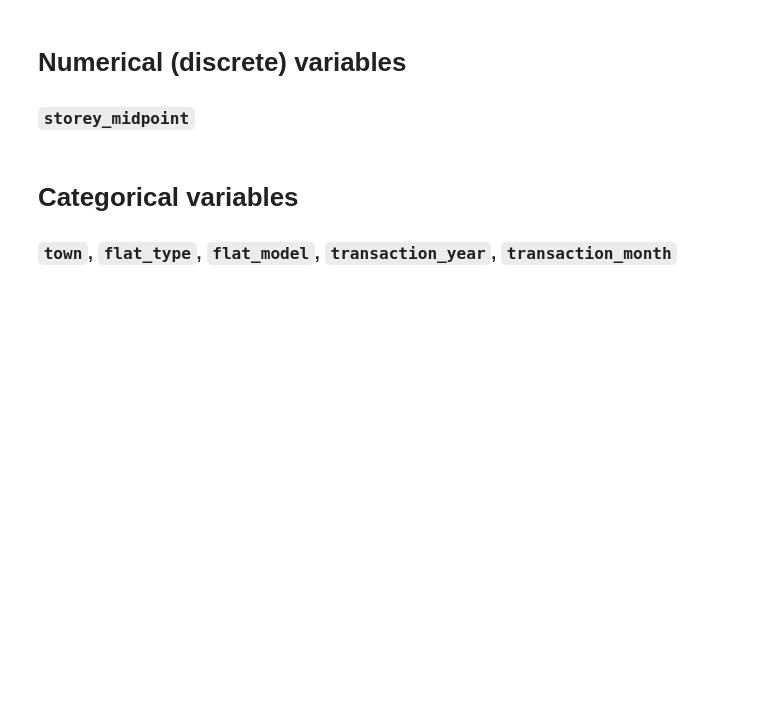
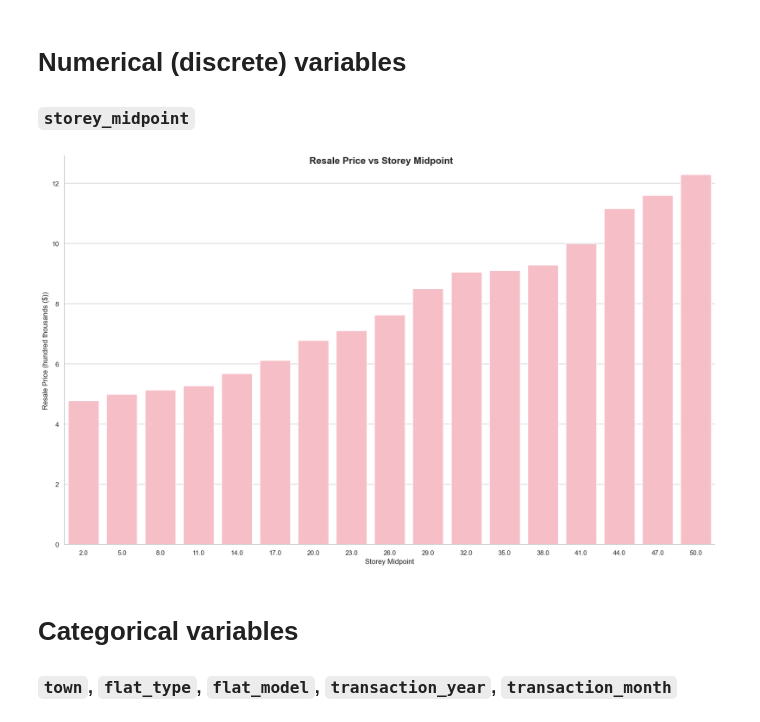
Before and after one commit to yuningyap/HDB-Resale-Flat-Price-Predictor, a Jupyter notebook: notebooks/02_eda.ipynb, the cells around one changed output. Saved outputs shown, nothing was run; the diff lists cells and outputs as text; code cells hidden in the pictures; blank space fills up the shorter version.

```diff
--- a/notebooks/02_eda.ipynb
+++ b/notebooks/02_eda.ipynb
@@ -28,6 +61,15 @@ plt.show()
 # %% [markdown]
 # Numerical (discrete) variables
 ### `storey_midpoint`
+# %%
+# storey_midpoint
+storey_midpoint_plot = sns.catplot(df, kind = 'bar', x = 'storey_midpoint', y = 'resale_price_ht', height = 10, aspect = 1.618, errorbar = None, color = 'lightpink')
+
+storey_midpoint_plot.set_axis_labels('Storey Midpoint', 'Resale Price (hundred thousands ($))')
+storey_midpoint_plot.figure.suptitle('Resale Price vs Storey Midpoint', fontsize = 16, fontweight = 'bold')
+plt.show()
+# %% [output]
+[figure, added]
 # %% [markdown]
 # Categorical variables
 ### `town`, `flat_type`, `flat_model`, `transaction_year`, `transaction_month`
```
Also changed, not shown: parts of 7 cells of this notebook, 2 other files.
